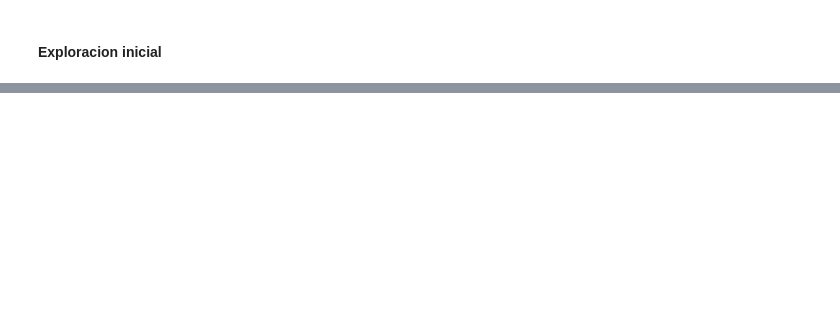
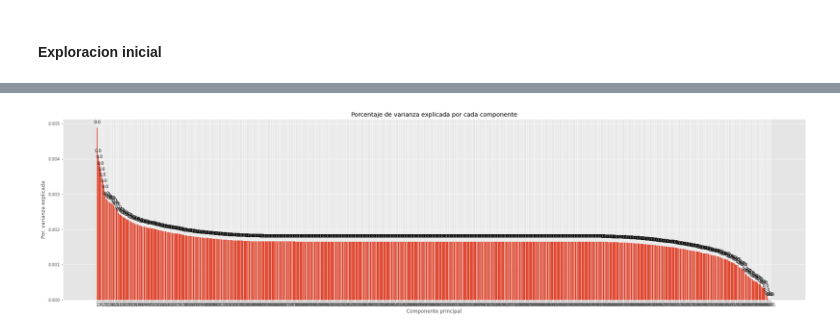
Before and after one commit to natijohansen/TP_DataScience, a Jupyter notebook: Test-PCA.ipynb, the cells around one changed output, grey strips where cells are left out. Saved outputs shown, nothing was run; the diff lists cells and outputs as text; code cells hidden in the pictures; blank space fills up the shorter version.

Commit message:
Update Test-PCA.ipynb
Prueba PCA

```diff
--- a/Test-PCA.ipynb
+++ b/Test-PCA.ipynb
@@ -217,0 +97,19 @@ ValueError: could not convert string to float: 'CO'
+# %%
+from sklearn.model_selection import train_test_split #Importamos la libreria para separar en train y test
+
+#Me quedo con 30% para test y 70% para train
+X_train, X_test, y_train, y_test = train_test_split(X, y, test_size=0.30, random_state=11)
+# %%
+#Normalizamos los datos para que PCA funcione mejor!
+from sklearn.preprocessing import StandardScaler
+
+sc = StandardScaler()
+X_train = sc.fit_transform(X_train)
+X_test = sc.transform(X_test)
+# %%
+#Aplicacion de PCA
+from sklearn.decomposition import PCA
+
+pca = PCA()
+X_train = pca.fit_transform(X_train)
+X_test = pca.transform(X_test)
@@ -217,0 +120,26 @@ ValueError: could not convert string to float: 'CO'
+# %%
+# Porcentaje de varianza explicada por cada componente
+# ==============================================================================
+fig, ax = plt.subplots(nrows=1, ncols=1, figsize=(32, 8))
+ax.bar(
+    x      = np.arange(pca.n_components_) + 1,
+    height = pca.explained_variance_ratio_
+)
+
+for x, y in zip(np.arange(len(df_dummy.columns)) + 1, pca.explained_variance_ratio_):
+    label = round(y, 2)
+    ax.annotate(
+        label,
+        (x,y),
+        textcoords="offset points",
+        xytext=(0,10),
+        ha='center'
+    )
+
+ax.set_xticks(np.arange(pca.n_components_) + 1)
+#ax.set_ylim(0, 1.1)
+ax.set_title('Porcentaje de varianza explicada por cada componente')
+ax.set_xlabel('Componente principal')
+ax.set_ylabel('Por. varianza explicada');
+# %% [output]
+[figure, added]
```
Also changed, not shown: parts of 24 cells of this notebook.
